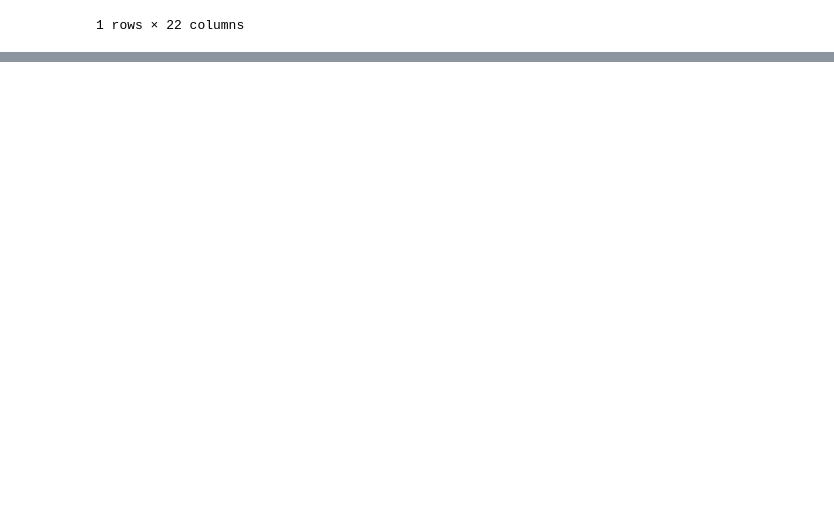
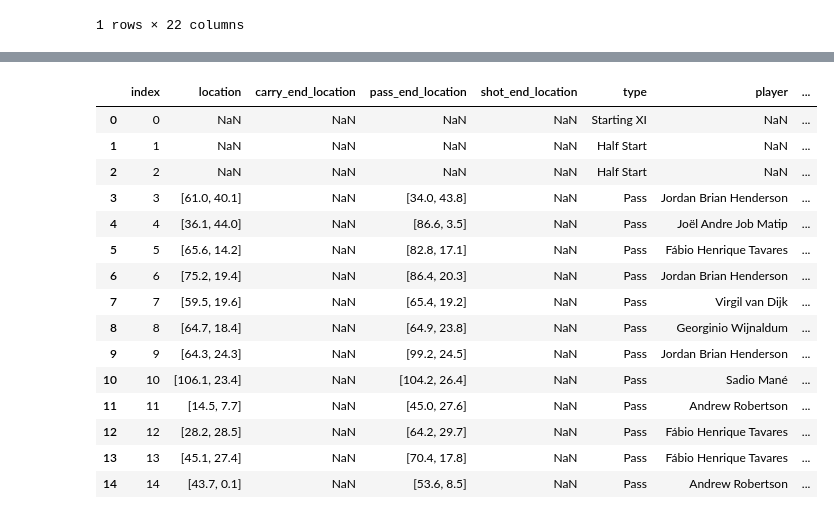
Before and after one commit to ncdanh0311/-Data-Analytics, a Jupyter notebook: C1-2018-2019.ipynb, the cells around one changed output, grey strips where cells are left out. Cells and saved outputs as stored; diff of their text form; code cells hidden in the pictures; blank space fills up the shorter version.

```diff
--- a/C1-2018-2019.ipynb
+++ b/C1-2018-2019.ipynb
@@ -99,3 +99,6 @@ matches[matches['home_team'].str.contains("Liverpool") | matches['away_team'].st
 |  | match_id | match_date | kick_off | competition | season | home_team | away_team | home_score | away_score | ... |
 | 0 | 22912 | 2019-06-01 | 21:00:00.000 | Europe - Champions League | 2018/2019 | Tottenham Hotspur | Liverpool | 0 | 2 | ... |
 1 rows × 22 columns
+# %%
+events=sb.events(match_id=22912)
+events.head()
@@ -101,0 +133,34 @@ matches[matches['home_team'].str.contains("Liverpool") | matches['away_team'].st
+# %%
+events = events [['location'  # Starting location of the event
+,'carry_end_location'  # End location for carries
+,'pass_end_location'  # End location for passes
+,'shot_end_location'  # End location for shots
+,'type'  # Type of the event (e.g., pass, shot, dribble)
+,'player'  # Player associated with the event
+,'team'  # Team associated with the event
+,'minute'  # Minute of the match
+,'second'  # Second within the minute
+,'possession_team'  # Team in possession
+,'under_pressure'  # Whether the event was under pressure
+,'ball_recovery_recovery_failure']]  # Context of the play (open play, set piece)]]
+
+events = events[events["team"] == 'Liverpool'].reset_index()
+
+events.head(15)
+# %% [output]
+|  | index | location | carry_end_location | pass_end_location | shot_end_location | type | player | ... |
+| 0 | 0 | NaN | NaN | NaN | NaN | Starting XI | NaN | ... |
+| 1 | 1 | NaN | NaN | NaN | NaN | Half Start | NaN | ... |
+| 2 | 2 | NaN | NaN | NaN | NaN | Half Start | NaN | ... |
+| 3 | 3 | [61.0, 40.1] | NaN | [34.0, 43.8] | NaN | Pass | Jordan Brian Henderson | ... |
+| 4 | 4 | [36.1, 44.0] | NaN | [86.6, 3.5] | NaN | Pass | Joël Andre Job Matip | ... |
+| 5 | 5 | [65.6, 14.2] | NaN | [82.8, 17.1] | NaN | Pass | Fábio Henrique Tavares | ... |
+| 6 | 6 | [75.2, 19.4] | NaN | [86.4, 20.3] | NaN | Pass | Jordan Brian Henderson | ... |
+| 7 | 7 | [59.5, 19.6] | NaN | [65.4, 19.2] | NaN | Pass | Virgil van Dijk | ... |
+| 8 | 8 | [64.7, 18.4] | NaN | [64.9, 23.8] | NaN | Pass | Georginio Wijnaldum | ... |
+| 9 | 9 | [64.3, 24.3] | NaN | [99.2, 24.5] | NaN | Pass | Jordan Brian Henderson | ... |
+| 10 | 10 | [106.1, 23.4] | NaN | [104.2, 26.4] | NaN | Pass | Sadio Mané | ... |
+| 11 | 11 | [14.5, 7.7] | NaN | [45.0, 27.6] | NaN | Pass | Andrew Robertson | ... |
+| 12 | 12 | [28.2, 28.5] | NaN | [64.2, 29.7] | NaN | Pass | Fábio Henrique Tavares | ... |
+| 13 | 13 | [45.1, 27.4] | NaN | [70.4, 17.8] | NaN | Pass | Fábio Henrique Tavares | ... |
+| 14 | 14 | [43.7, 0.1] | NaN | [53.6, 8.5] | NaN | Pass | Andrew Robertson | ... |
```
Also changed, not shown: parts of 5 cells of this notebook.
